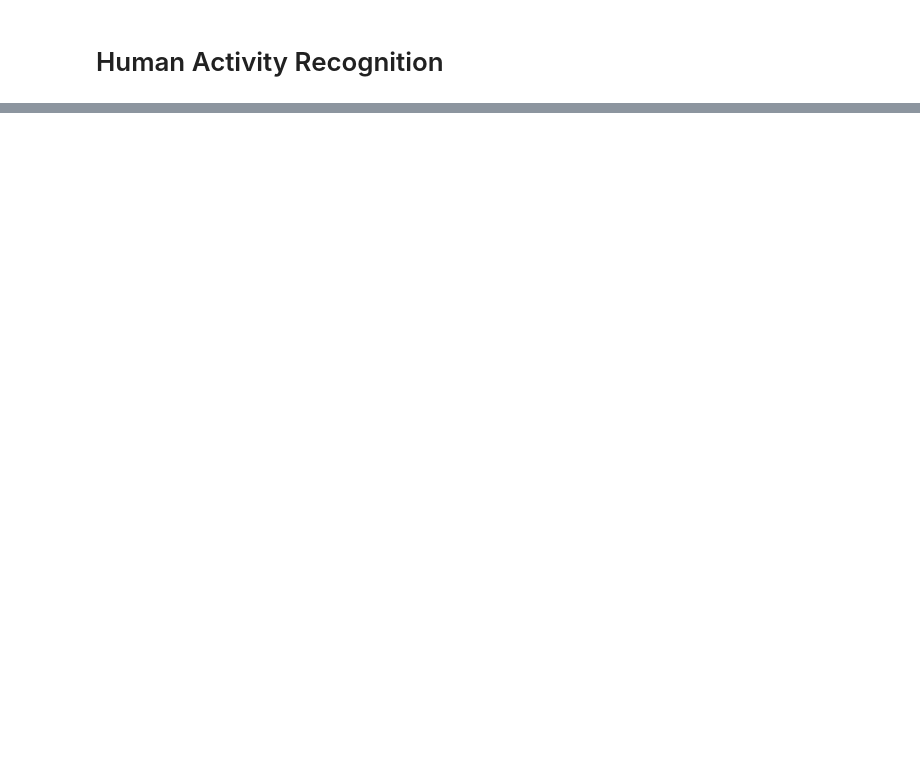
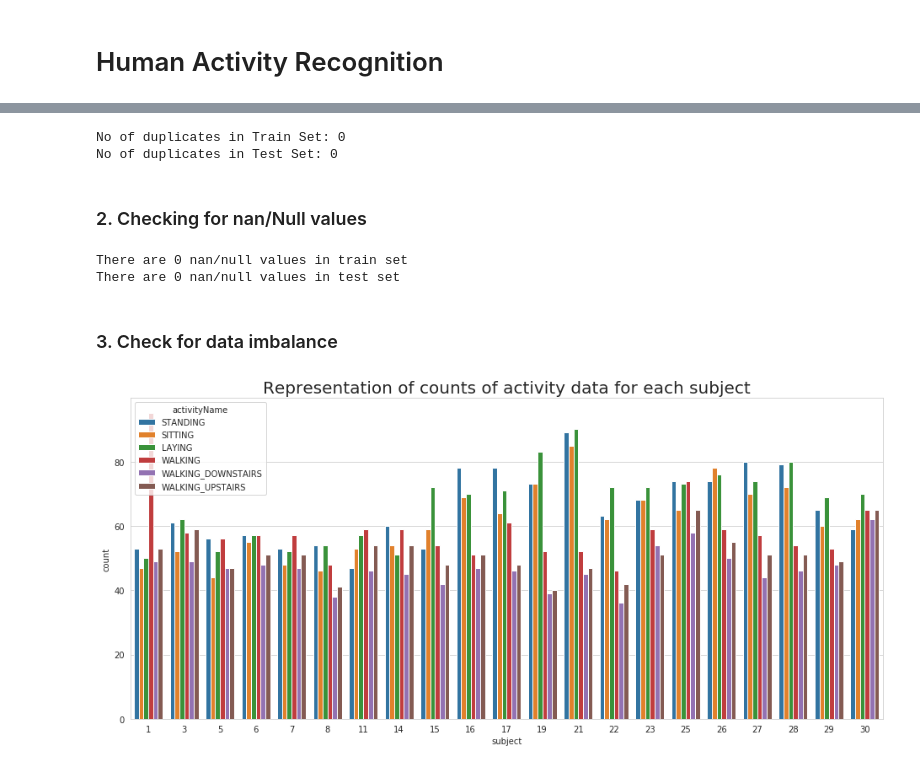
Before and after one commit to ashishsth7586/PyTorch, a Jupyter notebook: 04_Human_activity_recognition/Human Activity Recognition.ipynb, the cells around one changed output, grey strips where cells are left out. Saved outputs shown, nothing was run; the diff lists cells and outputs as text; code cells hidden in the pictures; blank space fills up the shorter version.

Commit message:
dataset and exploratory analysis

```diff
--- a/04_Human_activity_recognition/Human Activity Recognition.ipynb
+++ b/04_Human_activity_recognition/Human Activity Recognition.ipynb
@@ -33,0 +53,6 @@ ModuleNotFoundError: No module named 'pandas'
+# %%
+# get the features from the file features.txt
+features = []
+with open('dataset/features.txt') as f:
+    features = [line.split()[1] for line in f.readlines()]
+print(f"No of Features: {len(features)}")
@@ -33,0 +63,26 @@ ModuleNotFoundError: No module named 'pandas'
+# %%
+# get the data from txt files to pandas dataframe
+X_train = pd.read_csv('dataset/train/X_train.txt', delim_whitespace=True, header=None)
+X_train.columns = pd.DataFrame(data=features)
+
+# add subject column to the dataframe
+X_train['subject'] = pd.read_csv('dataset/train/subject_train.txt', header=None, squeeze=True)
+
+y_train = pd.read_csv('dataset/train/y_train.txt', names=['activity'], squeeze=True)
+y_train_labels = y_train.map(
+    {
+        1 : 'WALKING',
+        2 : 'WALKING_UPSTAIRS',
+        3 : 'WALKING_DOWNSTAIRS',
+        4 : 'SITTING',
+        5 : 'STANDING',
+        6 : 'LAYING'
+    }
+)
+
+# combine all columns in single pandas dataframe
+train = X_train
+train['activity'] = y_train
+train['activityName'] = y_train_labels
+print(f"The Shape of trainig data is: {train.shape}")
+train.sample()
@@ -33,0 +131,28 @@ ModuleNotFoundError: No module named 'pandas'
+# %%
+print(f"No of duplicates in Train Set: {sum(train.duplicated())}")
+print(f"No of duplicates in Test Set: {sum(test.duplicated())}")
+# %% [output]
+No of duplicates in Train Set: 0
+No of duplicates in Test Set: 0
+# %% [markdown]
+### 2. Checking for nan/Null values
+# %%
+print(f"There are {train.isnull().values.sum()} nan/null values in train set")
+print(f"There are {test.isnull().values.sum()} nan/null values in test set")
+# %% [output]
+There are 0 nan/null values in train set
+There are 0 nan/null values in test set
+# %% [markdown]
+### 3. Check for data imbalance
+# %%
+import matplotlib.pyplot as plt
+import seaborn as sns
+
+sns.set_style('whitegrid')
+# %%
+plt.figure(figsize=(16,7))
+plt.title("Representation of counts of activity data for each subject", fontsize=20)
+sns.countplot(x='subject', hue='activityName', data=train)
+plt.show()
+# %% [output]
+[figure, added]
```
Also changed, not shown: parts of 9 cells of this notebook, 28 other files.
